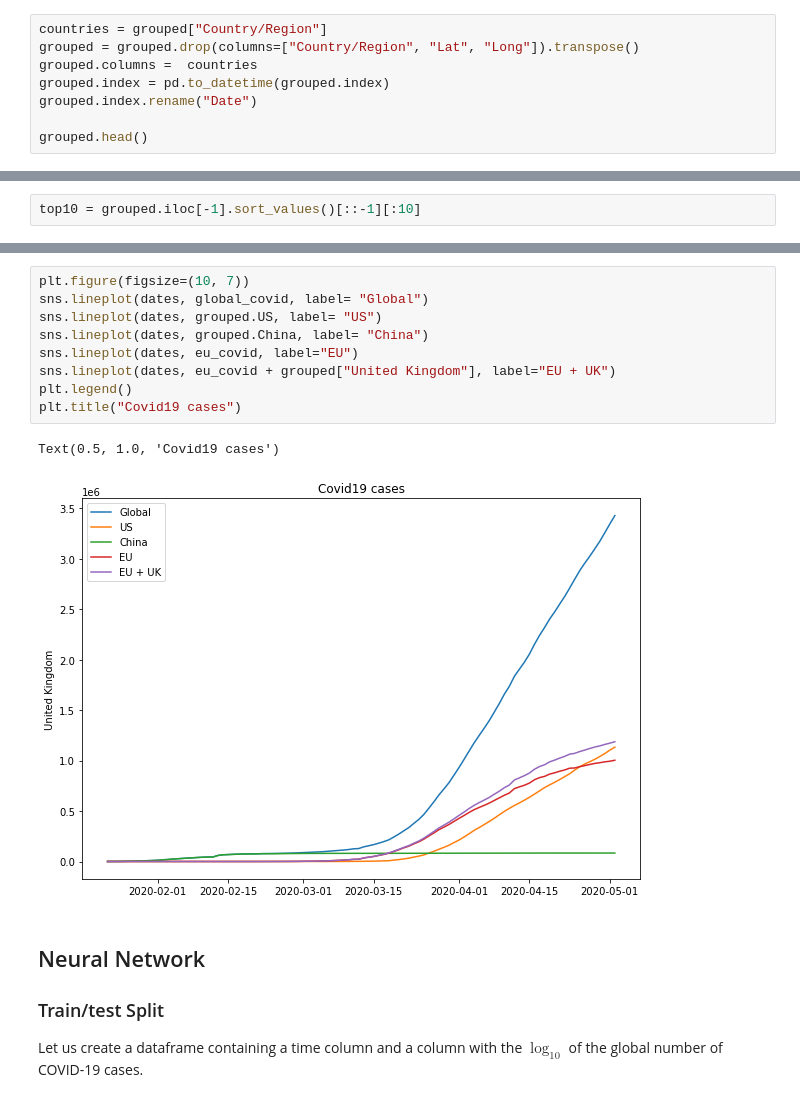
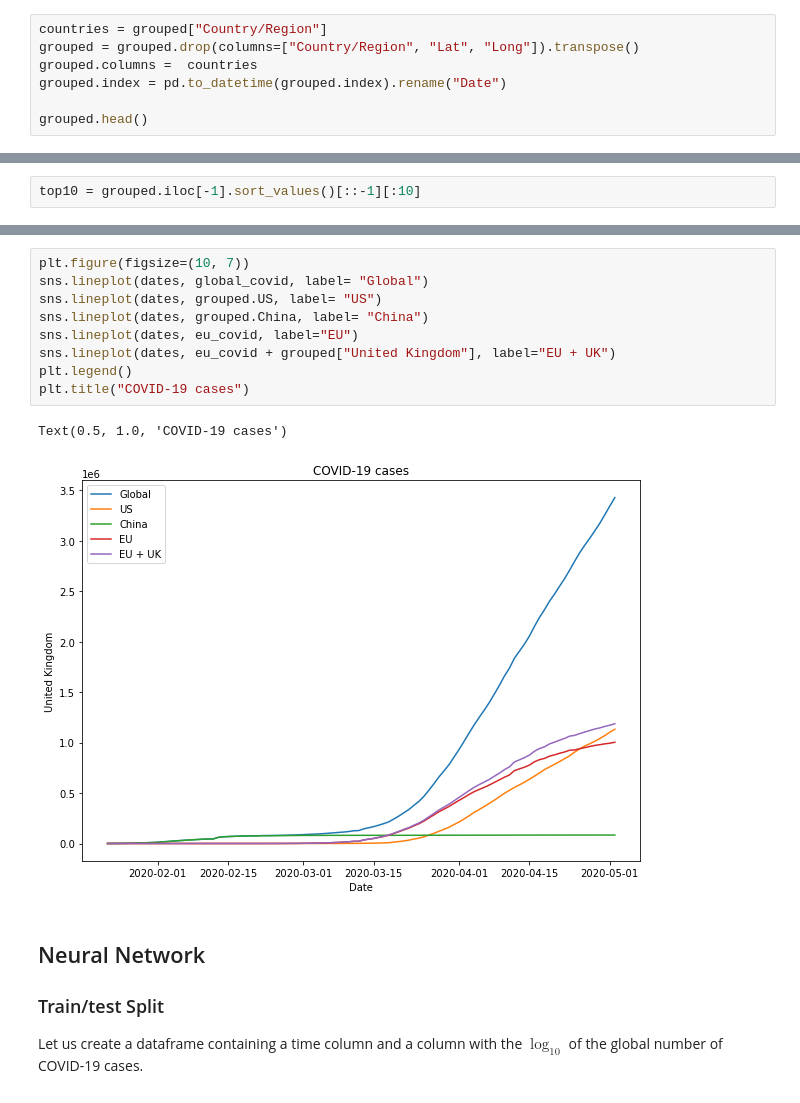
Before and after one commit to GianCarloMilanese/bdmapr_project, a Jupyter notebook: 3.ipynb, the cells around one changed output, grey strips where cells are left out. Cells and saved outputs as stored; diff of their text form.

```diff
--- a/3.ipynb
+++ b/3.ipynb
@@ -101,8 +101,7 @@ We reshape the dataframe so that the countries are on the columns.
 countries = grouped["Country/Region"]
 grouped = grouped.drop(columns=["Country/Region", "Lat", "Long"]).transpose()
 grouped.columns =  countries
-grouped.index = pd.to_datetime(grouped.index)
-grouped.index.rename("Date")
+grouped.index = pd.to_datetime(grouped.index).rename("Date")
 
 grouped.head()
 # %% [output]
@@ -173,15 +173,15 @@ plt.show()
 # %%
 plt.figure(figsize=(10, 7))
 sns.lineplot(dates, global_covid, label= "Global")
 sns.lineplot(dates, grouped.US, label= "US")
 sns.lineplot(dates, grouped.China, label= "China")
 sns.lineplot(dates, eu_covid, label="EU")
 sns.lineplot(dates, eu_covid + grouped["United Kingdom"], label="EU + UK")
 plt.legend()
-plt.title("Covid19 cases")
+plt.title("COVID-19 cases")
 # %% [output]
-Text(0.5, 1.0, 'Covid19 cases')
+Text(0.5, 1.0, 'COVID-19 cases')
-[figure, old version]
+[figure, new version]
 # %% [markdown]
 ## Neural Network
 
```
Also changed, not shown: parts of 11 cells of this notebook, 2 other files.
